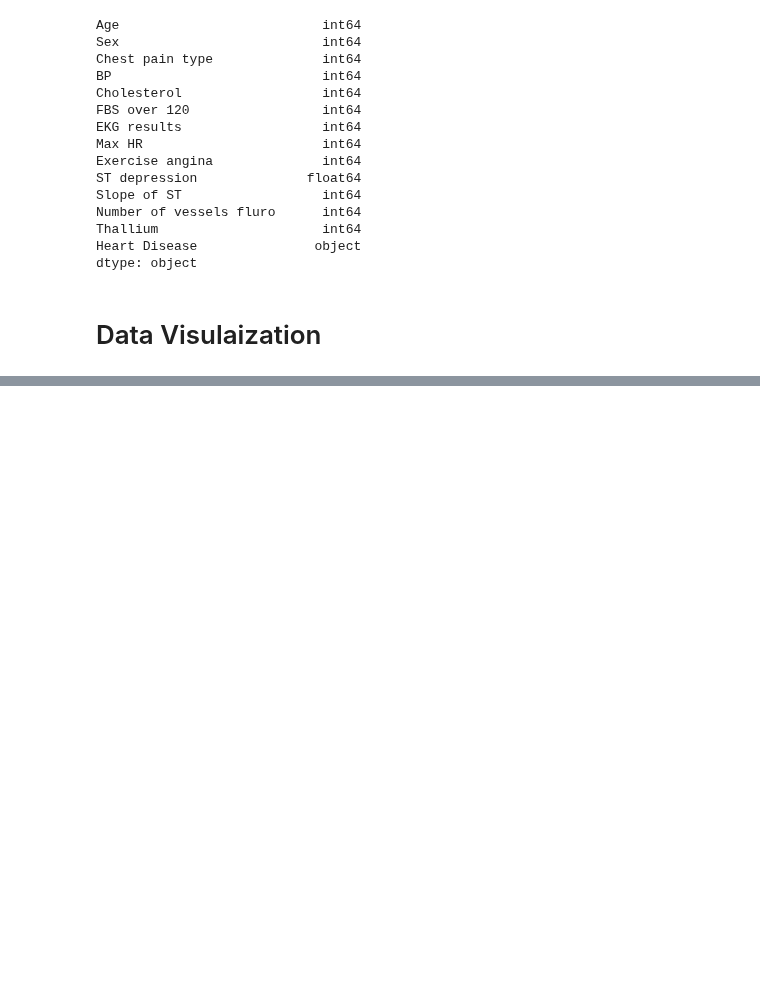
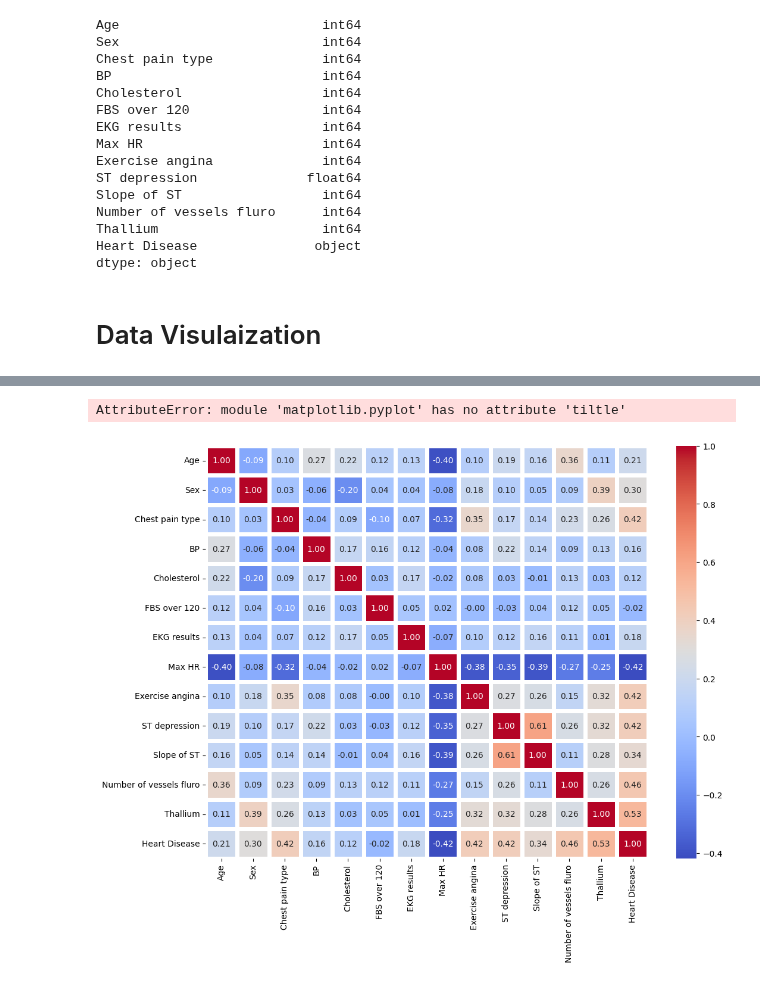
Before and after one commit to SanjilaGangaju/ExploratoryDataAnalysis_usingPython, a Jupyter notebook: Heartdisease.ipynb, the cells around one changed output, grey strips where cells are left out. Drawn from its saved outputs; the diff is of its cells as text; code cells hidden in the pictures; blank space fills up the shorter version.

```diff
--- a/Heartdisease.ipynb
+++ b/Heartdisease.ipynb
@@ -136,0 +140,11 @@ sns.countplot(x='Heart
+# %%
+data['Heart Disease']=data['Heart Disease'].apply(lambda x:1 if x=="Presence" else 0)
+correlation_matrix=data.corr()
+
+plt.figure(figsize=(12,9))
+sns.heatmap(correlation_matrix,annot=True,cmap='coolwarm',fmt='.2f',linewidth=5)
+plt.title('Correlation Matrix of Heart Disease DataSet')
+plt.show()
+# %% [output]
+AttributeError: module 'matplotlib.pyplot' has no attribute 'tiltle'
+[figure, added]
```
Also changed, not shown: parts of 2 cells of this notebook.
